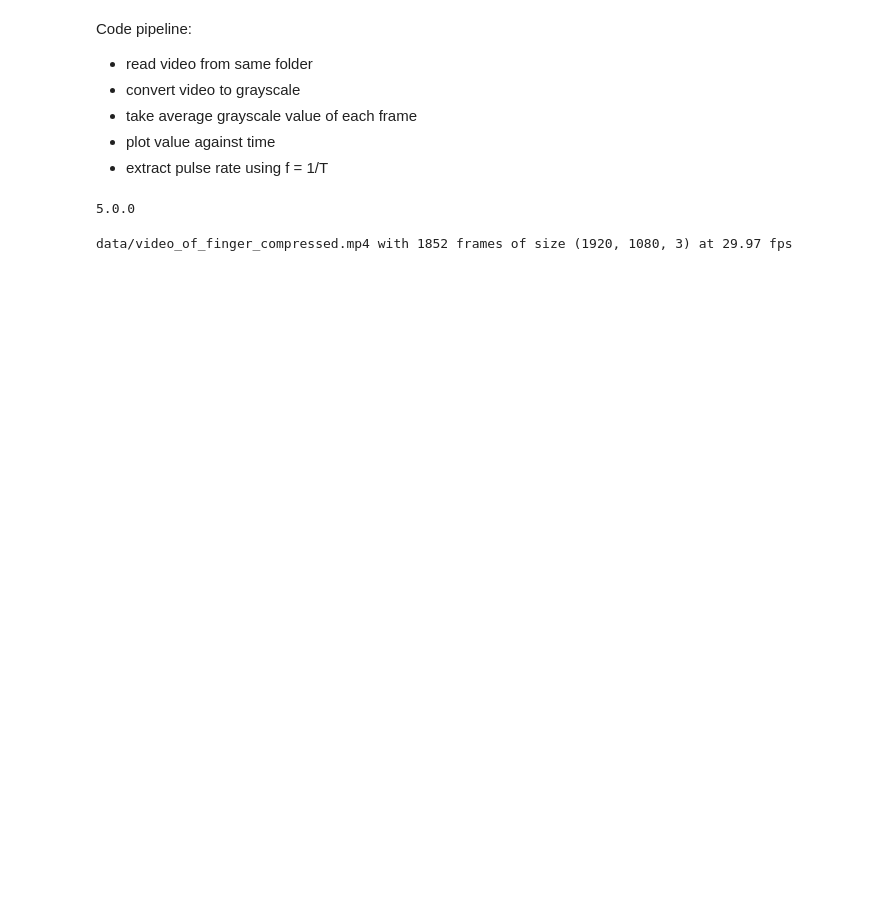
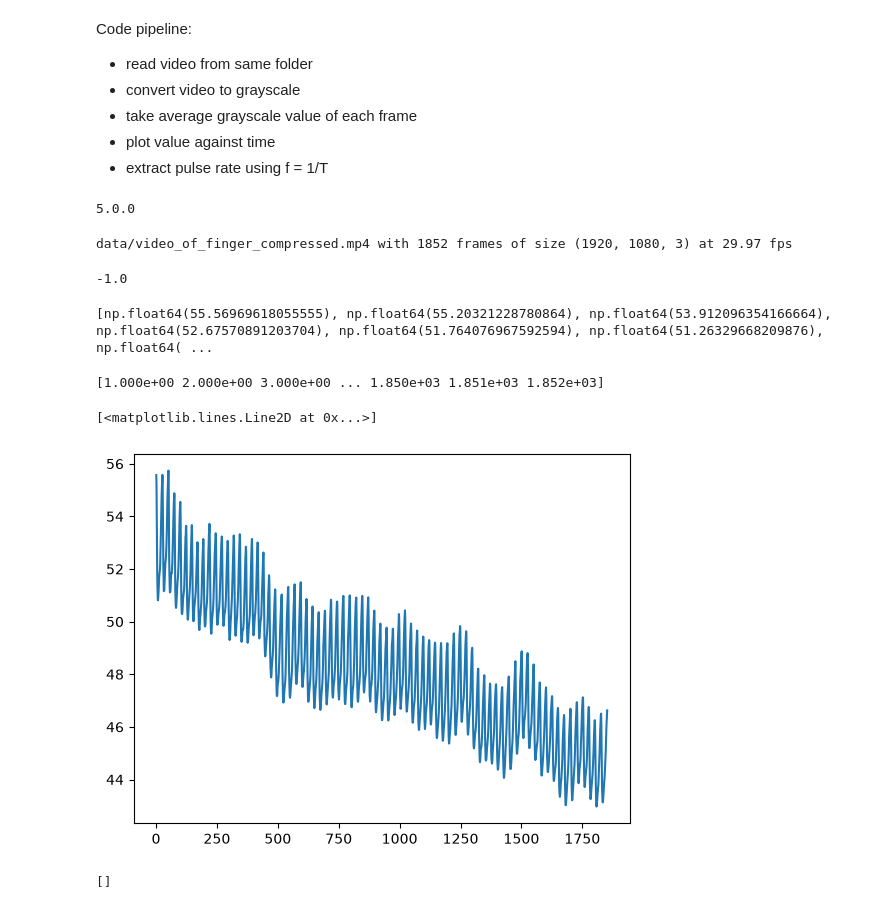
Before and after one commit to darkon-star/Programming, a Jupyter notebook: partB.ipynb, the cells around one changed output. Drawn from its saved outputs; the diff is of its cells as text; code cells hidden in the pictures; blank space fills up the shorter version.

Commit message:
changed video to grayscale and plotted average values against frame number

```diff
--- a/partB.ipynb
+++ b/partB.ipynb
@@ -24,3 +24,45 @@ vr = VideoReader('data/video_of_finger_compressed.mp4')
 print(vr)  # prints video_file_name, number of frames, frame rate and frame size
 # %% [output]
 data/video_of_finger_compressed.mp4 with 1852 frames of size (1920, 1080, 3) at 29.97 fps
+# %%
+print(cap.get(cv2.CAP_PROP_FRAME_COUNT))
+fr1 = vr[1] #testing format of array
+# %% [output]
+-1.0
+# %%
+frames = []
+while cap.isOpened():
+    ret, frame = cap.read() #reads video frame by frame
+    if not ret:
+        break  # stops video
+
+
+    grayscale = cv2.cvtColor(frame, cv2.COLOR_BGR2GRAY) # converts video to grayscale
+
+
+    avg = np.mean(grayscale) # finds average intensity per frame
+    frames.append(avg) # puts intensities into an array
+
+cap.release()
+
+print(frames)
+# %% [output]
+[np.float64(55.56969618055555), np.float64(55.20321228780864), np.float64(53.912096354166664), np.float64(52.67570891203704), np.float64(51.764076967592594), np.float64(51.26329668209876), np.float64( ...
+# %%
+cap = cv2.VideoCapture(video)
+
+fr = cap.get(cv2.CAP_PROP_FRAME_COUNT)
+np.int32(fr)
+frar = np.arange(1,fr+1)
+print(frar)
+# %% [output]
+[1.000e+00 2.000e+00 3.000e+00 ... 1.850e+03 1.851e+03 1.852e+03]
+# %%
+plt.plot(frar, frames)
+# %% [output]
+[<matplotlib.lines.Line2D at 0x...>]
+[figure, added]
+# %%
+print(frames)
+# %% [output]
+[]
```
